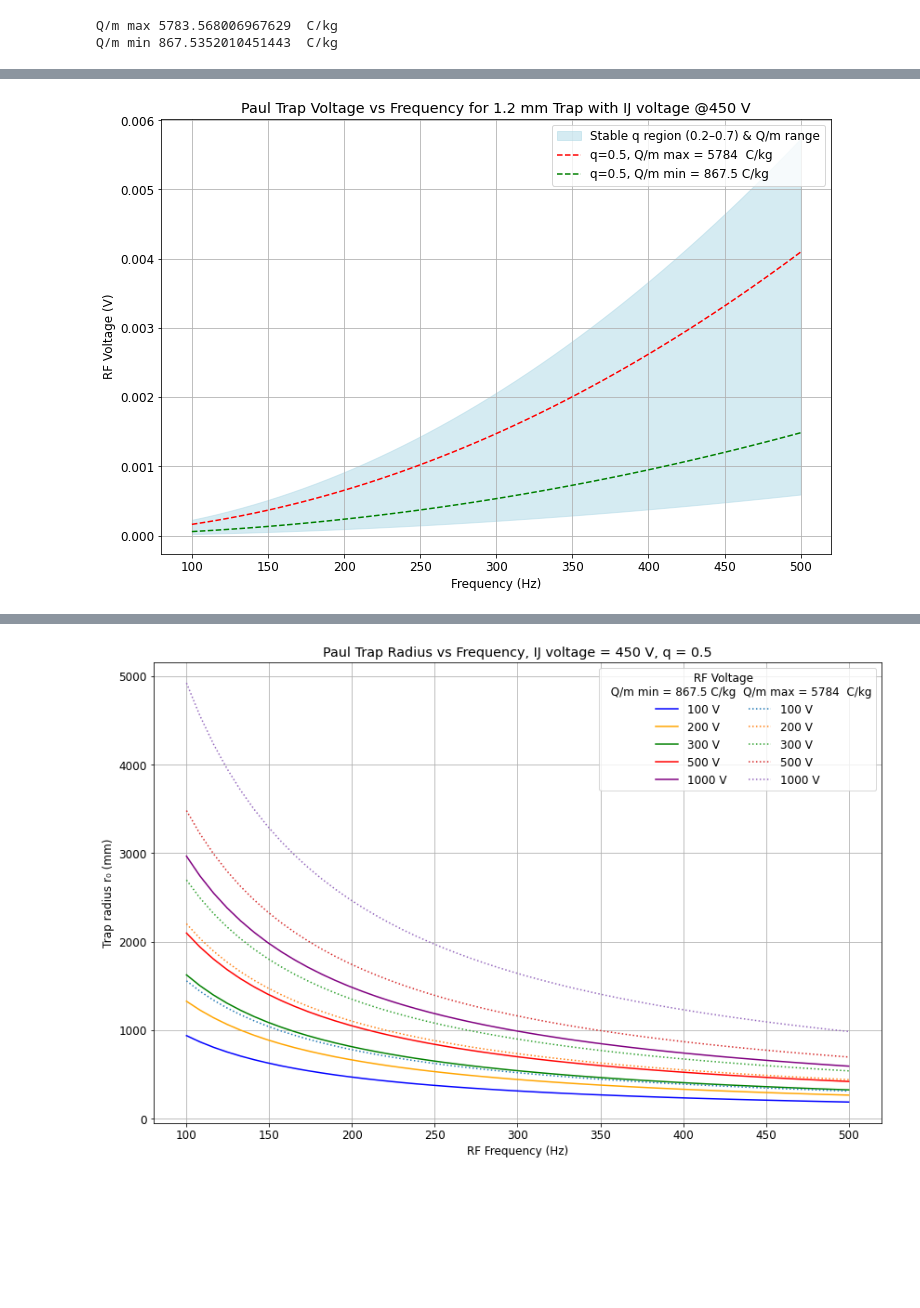
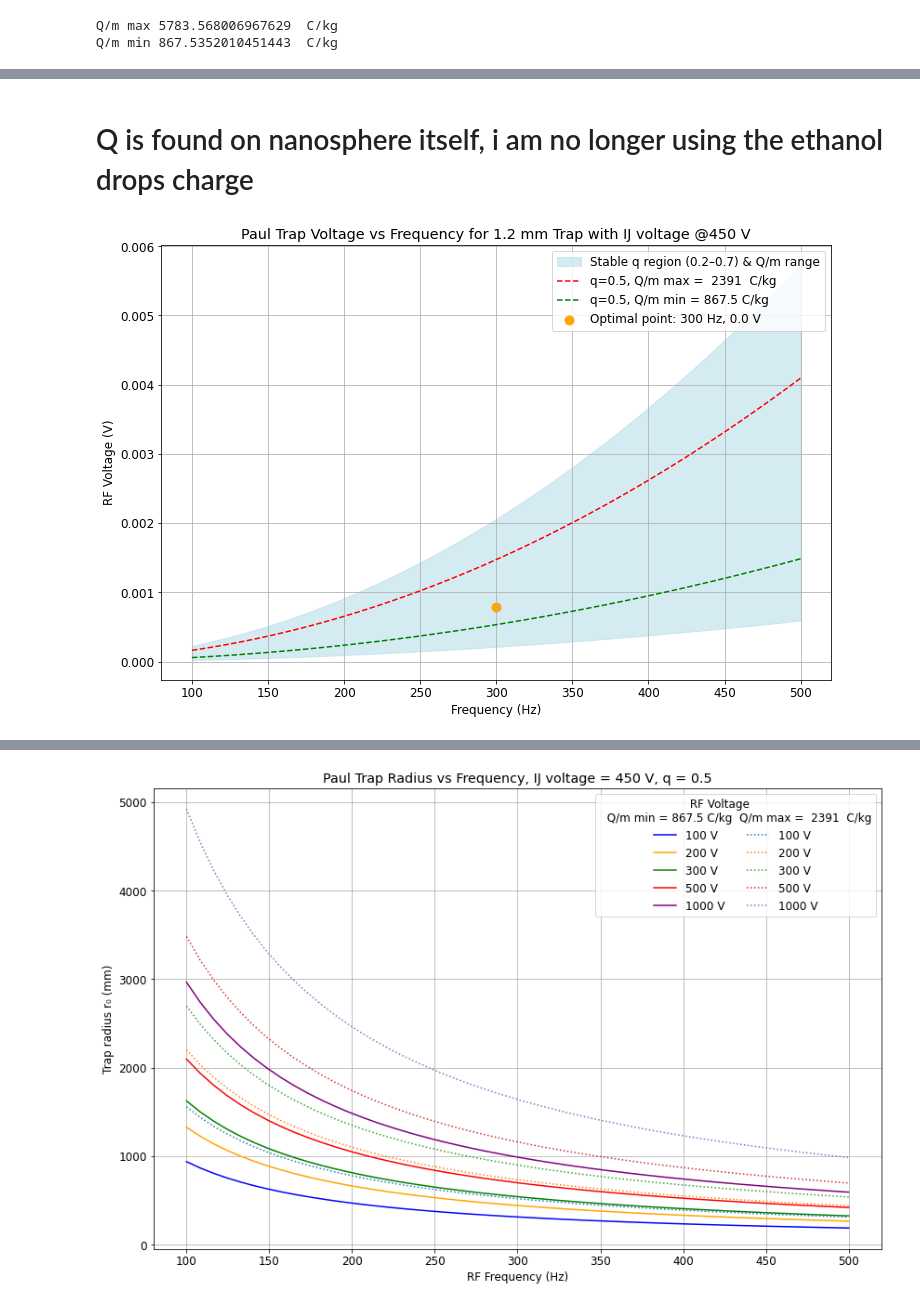
Before and after one commit to JBaeza-Rubio/Charge-to-mass-ratio-calculations, a Jupyter notebook: Charge to mass ratio for nanosphere.ipynb, the cells around one changed output, grey strips where cells are left out. Cells and saved outputs as stored; diff of their text form; code cells hidden in the pictures; blank space fills up the shorter version.

```diff
--- a/Charge to mass ratio for nanosphere.ipynb
+++ b/Charge to mass ratio for nanosphere.ipynb
@@ -88,15 +100,15 @@ rho_nano = 2000       # silica density (kg/m^3)
 # trap parameters
 
 
-Vrf = 300               # RF voltage amplitude (V)
+Vrf = 57.5               # RF voltage amplitude (V)
 freq = 300              # RF frequency (Hz)
-r0 = 4.4e-3             # trap radius (m)
+r0 = 1.2e-3             # trap radius (m)
 
 # nanosphere potential relative to ground
 Vd = 450                 # change if needed
 
 # nanosphere diameter range
-d_min = 1e-7 ##100 nm diameter
+d_min = 1e-7 ##100 nm diameter in meters
 d_max = 1.66e-7 ##166 nm diameter nanosphere
 
 
@@ -166,7 +243,7 @@ Trap depth: 7361045475.895322 eV
 # %%
 
 ## Parameters
-r0 = 4.4e-3  # Trap radius (m)
+r0 = 1.2e-3  # Trap radius (m)
 f = np.linspace(100,500)  # Frequencies in Hz
 
 ## Droplet Q/m measured diameter range of 49-53 µm ethanol drops
@@ -209,8 +286,8 @@ plt.plot(f, V_nom_max, 'g--', label='q=0.5, Q/m min = 867.5 C/kg')
 plt.scatter(f_opt, V_opt, color='orange', s=80, label=f'Optimal point: {f_opt} Hz, {V_opt:.1f} V')
 plt.xlabel('Frequency (Hz)')
 plt.ylabel('RF Voltage (V)')
-plt.ylim((0,1000))
-plt.title('Paul Trap Voltage vs Frequency for 4.4 mm Trap with IJ voltage @450 V')
+#plt.ylim((0,0.01))
+plt.title('Paul Trap Voltage vs Frequency for 1.2 mm Trap with IJ voltage @450 V')
 
 plt.legend()
 plt.rcParams.update({'font.size': 12})
@@ -221,3 +590,5 @@ plt.show()
+# %% [markdown]
+# Q is found on nanosphere itself, i am no longer using the ethanol drops charge
 # %%
 
 ## Parameters
@@ -238,38 +609,38 @@ q_high = 0.7
 ## RF voltage calculation
 def V_RF(Q_m, q, f):
     return (q * r0**2 * (2 * np.pi * f)**2) / (2 * Q_m)
 
 ## Voltages for full stability envelope
 V_low = V_RF(Q_m_max, q_low, f)
 V_high = V_RF(Q_m_min, q_high, f)
 
 ##  Voltages for nominal q lines
 V_nom_min = V_RF(Q_m_min, q_nom, f)
 V_nom_max = V_RF(Q_m_max, q_nom, f)
 
-## Optimal operating point
-# f_opt = 300  # Hz
-# Q_m_opt = (Q_m_min + Q_m_max)/2  # midpoint Q/m
-# q_opt = 0.5
-# V_opt = V_RF(Q_m_opt, q_opt, f_opt)
+# Optimal operating point
+f_opt = 300  # Hz
+Q_m_opt = (Q_m_min + Q_m_max)/2  # midpoint Q/m
+q_opt = 0.5
+V_opt = V_RF(Q_m_opt, q_opt, f_opt)
 
 plt.figure(figsize=(12,8))
 plt.fill_between(f, V_low, V_high, color='lightblue', alpha=0.5, label='Stable q region (0.2–0.7) & Q/m range')
-plt.plot(f, V_nom_min, 'r--', label='q=0.5, Q/m max = 5784  C/kg')
+plt.plot(f, V_nom_min, 'r--', label='q=0.5, Q/m max =  2391  C/kg')
 plt.plot(f, V_nom_max, 'g--', label='q=0.5, Q/m min = 867.5 C/kg')
 
 
 #plt.scatter(PT_freq_list,PT_volts_list,label='Previously Trapped',alpha=1, s=80 ,marker='*',color='blue')
 
-#plt.scatter(f_opt, V_opt, color='orange', s=80, label=f'Optimal point: {f_opt} Hz, {V_opt:.1f} V')
+plt.scatter(f_opt, V_opt, color='orange', s=80, label=f'Optimal point: {f_opt} Hz, {V_opt:.1f} V')
 plt.xlabel('Frequency (Hz)')
 plt.ylabel('RF Voltage (V)')
 #plt.ylim((0,100))
 plt.title('Paul Trap Voltage vs Frequency for 1.2 mm Trap with IJ voltage @450 V')
 
 plt.legend()
 plt.rcParams.update({'font.size': 12})
 plt.grid(True)
 plt.show()
 # %% [output]
-[figure, old version]
+[figure, new version]
```
Also changed, not shown: parts of 22 cells of this notebook.
